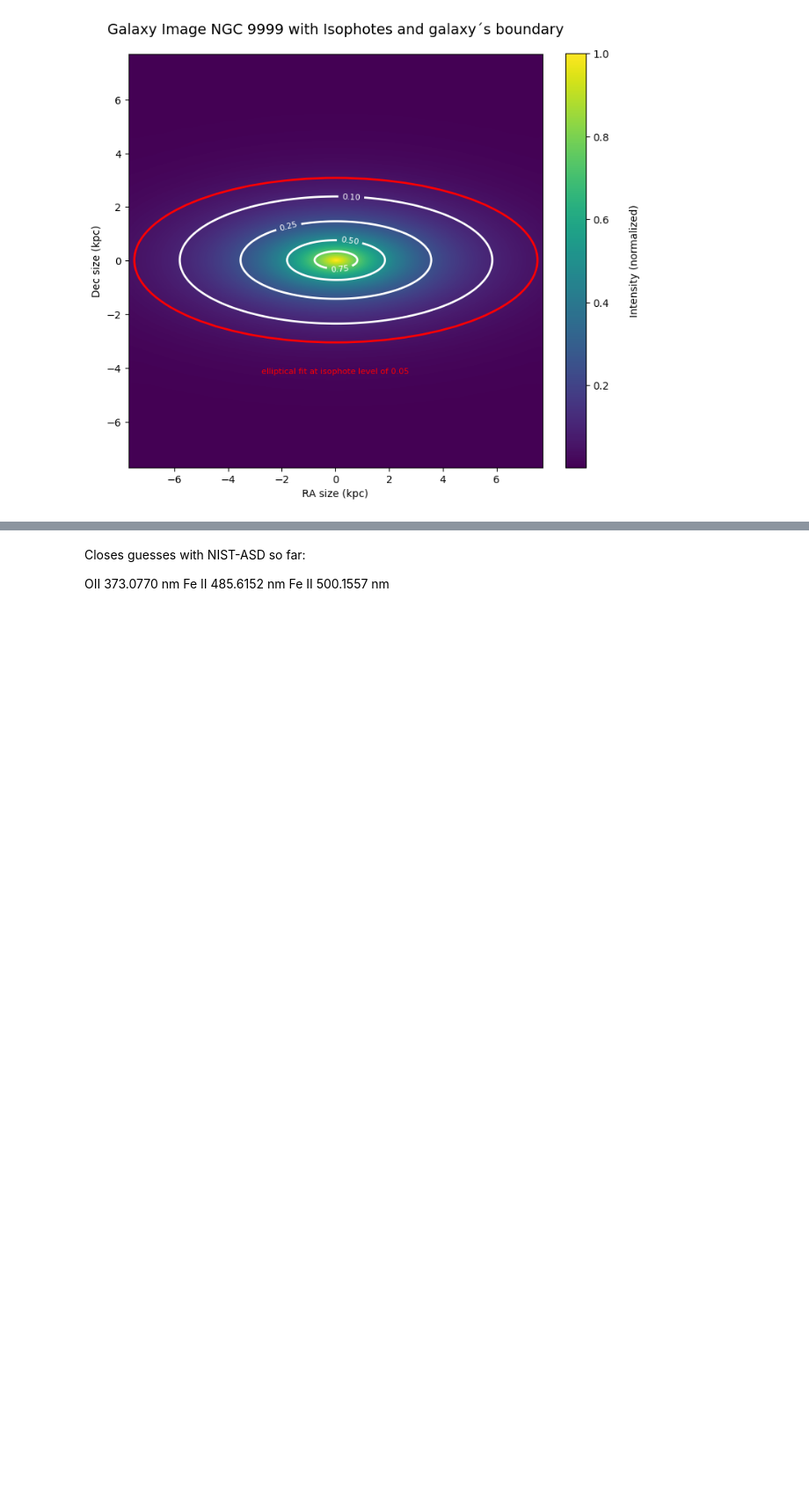
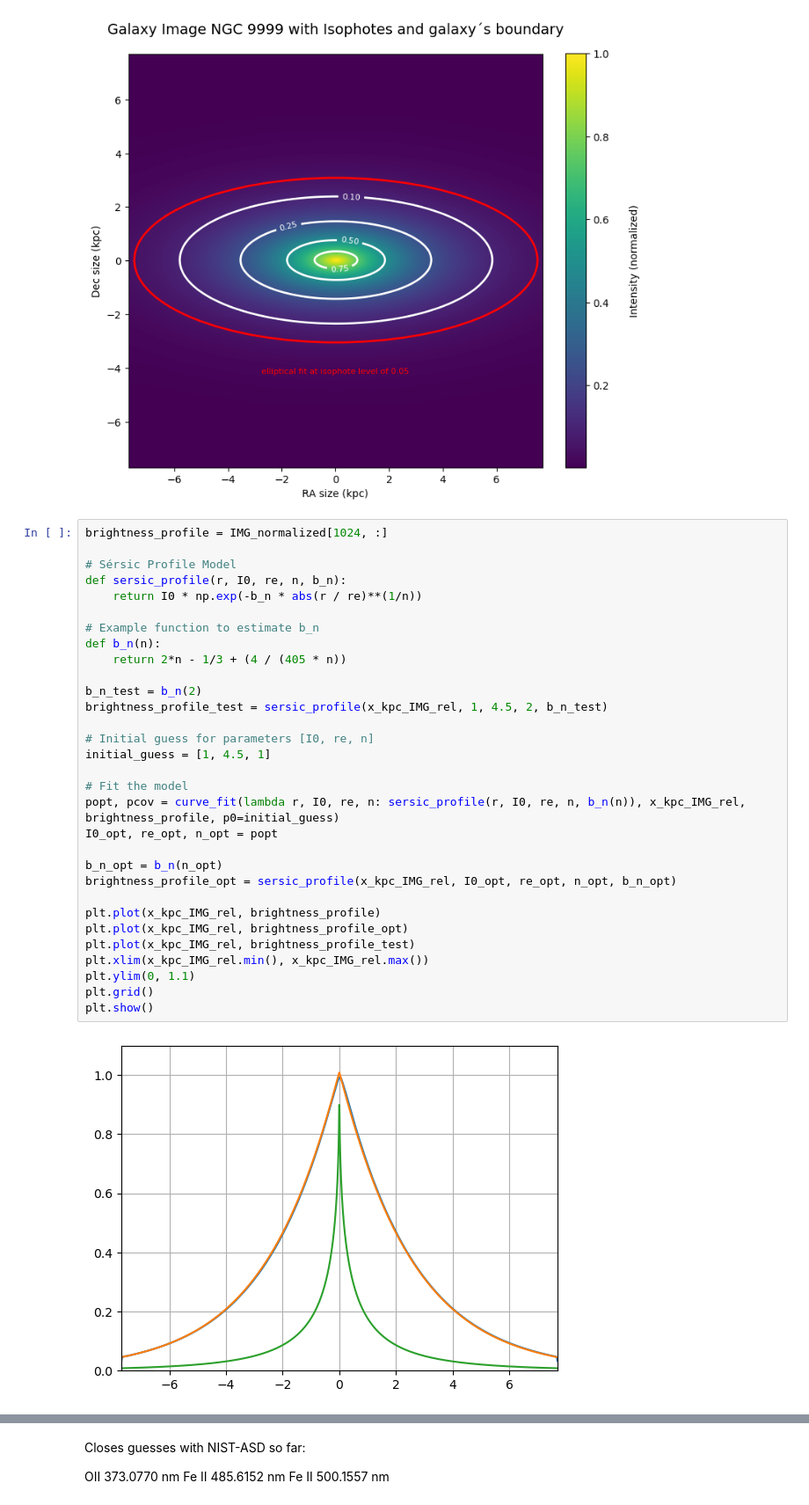
Before and after one commit to B0whunt3r21/AstroPrak, a Jupyter notebook: Galax_Spect/Galax_Spect.ipynb, the cells around one changed output, grey strips where cells are left out. Shown at 88% size. Drawn from its saved outputs; the diff is of its cells as text; blank space fills up the shorter version.

Commit message:
Sérsic Profile

```diff
--- a/Galax_Spect/Galax_Spect.ipynb
+++ b/Galax_Spect/Galax_Spect.ipynb
@@ -297,6 +297,39 @@ speed of light c = 299792.458 km / s
 velocity at z = 0.3 is 76898.43718215614 km / s
 distance d = 1135.1998403034565 Mpc
 [figure]
+# %%
+brightness_profile = IMG_normalized[1024, :]
+
+# Sérsic Profile Model
+def sersic_profile(r, I0, re, n, b_n):
+    return I0 * np.exp(-b_n * abs(r / re)**(1/n))
+
+# Example function to estimate b_n
+def b_n(n):
+    return 2*n - 1/3 + (4 / (405 * n))
+
+b_n_test = b_n(2)
+brightness_profile_test = sersic_profile(x_kpc_IMG_rel, 1, 4.5, 2, b_n_test)
+
+# Initial guess for parameters [I0, re, n]
+initial_guess = [1, 4.5, 1]
+
+# Fit the model
+popt, pcov = curve_fit(lambda r, I0, re, n: sersic_profile(r, I0, re, n, b_n(n)), x_kpc_IMG_rel, brightness_profile, p0=initial_guess)
+I0_opt, re_opt, n_opt = popt
+
+b_n_opt = b_n(n_opt)
+brightness_profile_opt = sersic_profile(x_kpc_IMG_rel, I0_opt, re_opt, n_opt, b_n_opt)
+
+plt.plot(x_kpc_IMG_rel, brightness_profile)
+plt.plot(x_kpc_IMG_rel, brightness_profile_opt)
+plt.plot(x_kpc_IMG_rel, brightness_profile_test)
+plt.xlim(x_kpc_IMG_rel.min(), x_kpc_IMG_rel.max())
+plt.ylim(0, 1.1)
+plt.grid()
+plt.show()
+# %% [output]
+[figure, added]
 # %%
 import matplotlib.colors as colors
 
```
